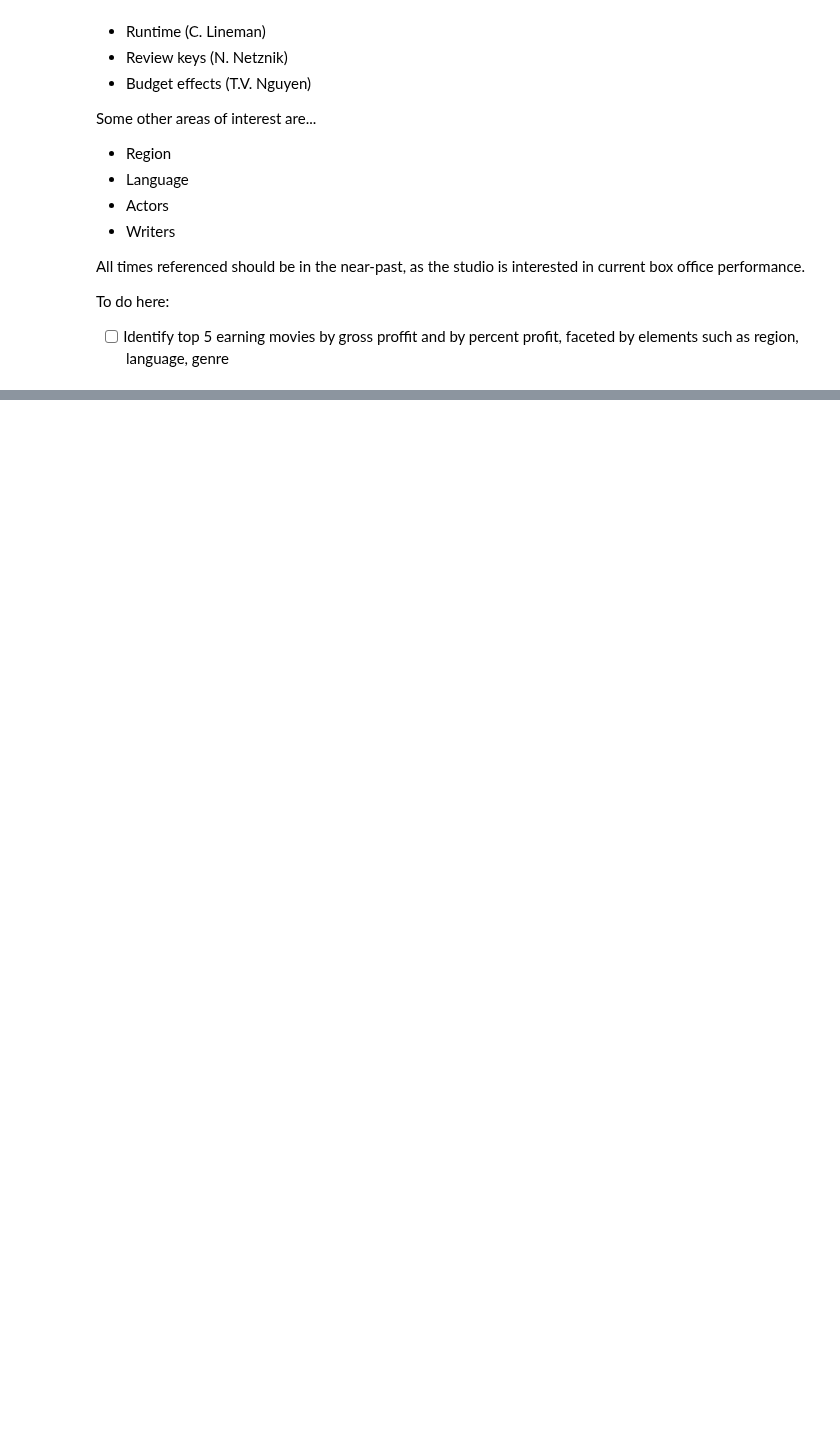
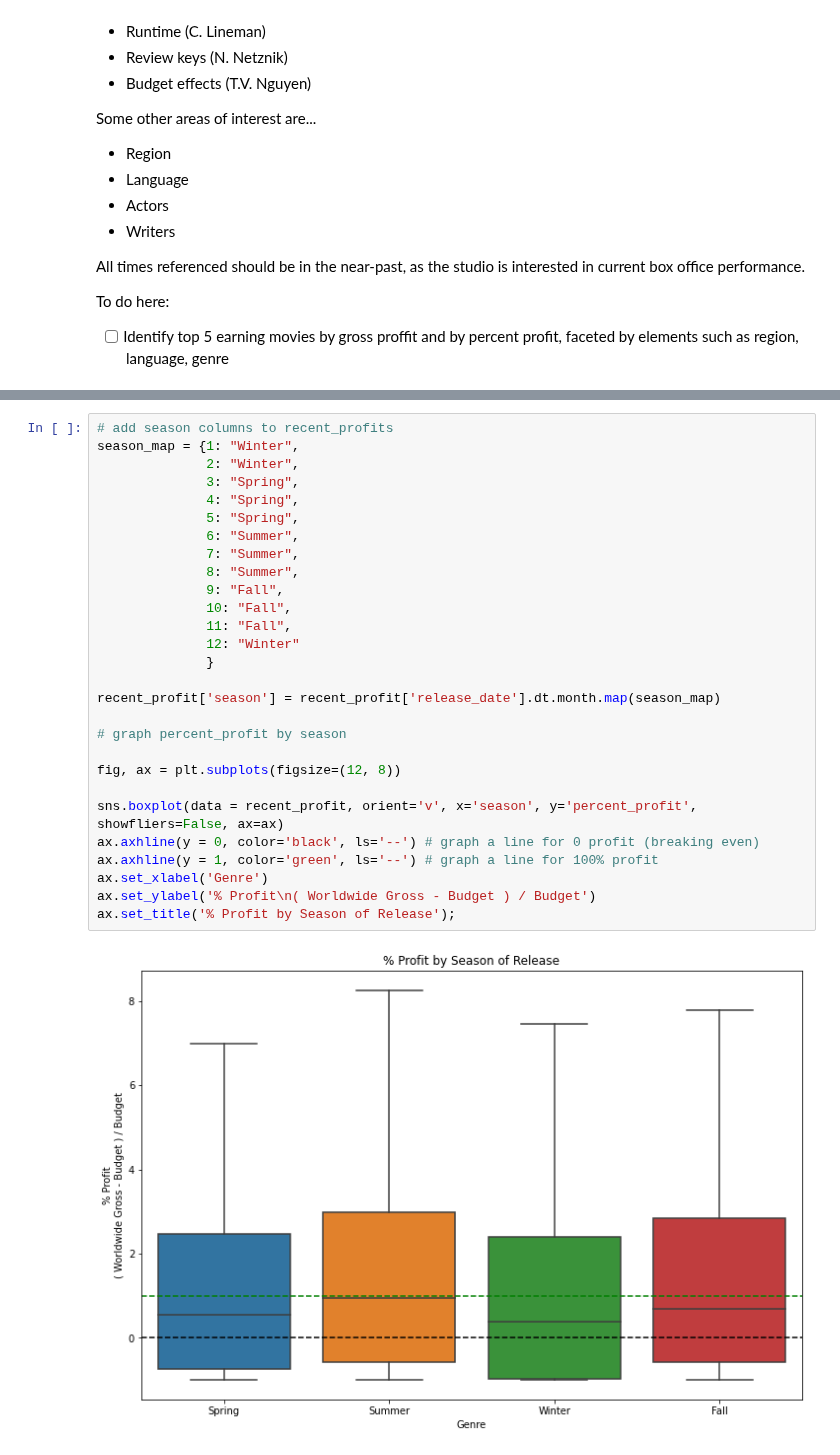
Before and after one commit to cLineman/CapStoneProject, a Jupyter notebook: AlexanderWhite.ipynb, the cells around one changed output, grey strips where cells are left out. Cells and saved outputs as stored; diff of their text form; blank space fills up the shorter version.

```diff
--- a/AlexanderWhite.ipynb
+++ b/AlexanderWhite.ipynb
@@ -835,0 +895,30 @@ def clean_ratings(reviews_df):
+# %%
+# add season columns to recent_profits
+season_map = {1: "Winter",
+              2: "Winter",
+              3: "Spring",
+              4: "Spring",
+              5: "Spring",
+              6: "Summer",
+              7: "Summer",
+              8: "Summer",
+              9: "Fall",
+              10: "Fall",
+              11: "Fall",
+              12: "Winter"
+              }
+
+recent_profit['season'] = recent_profit['release_date'].dt.month.map(season_map)
+
+# graph percent_profit by season
+
+fig, ax = plt.subplots(figsize=(12, 8))
+
+sns.boxplot(data = recent_profit, orient='v', x='season', y='percent_profit', showfliers=False, ax=ax)
+ax.axhline(y = 0, color='black', ls='--') # graph a line for 0 profit (breaking even)
+ax.axhline(y = 1, color='green', ls='--') # graph a line for 100% profit
+ax.set_xlabel('Genre')
+ax.set_ylabel('% Profit\n( Worldwide Gross - Budget ) / Budget')
+ax.set_title('% Profit by Season of Release');
+# %% [output]
+[figure, added]
```
Also changed, not shown: parts of 21 cells of this notebook.
